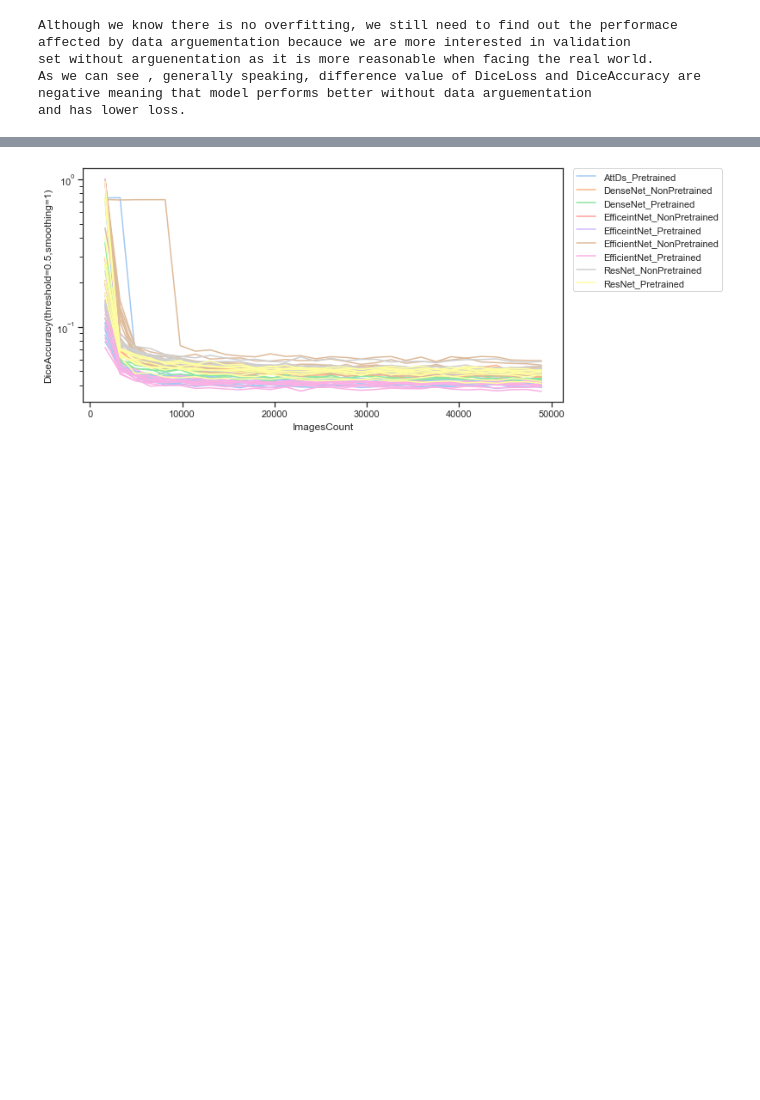
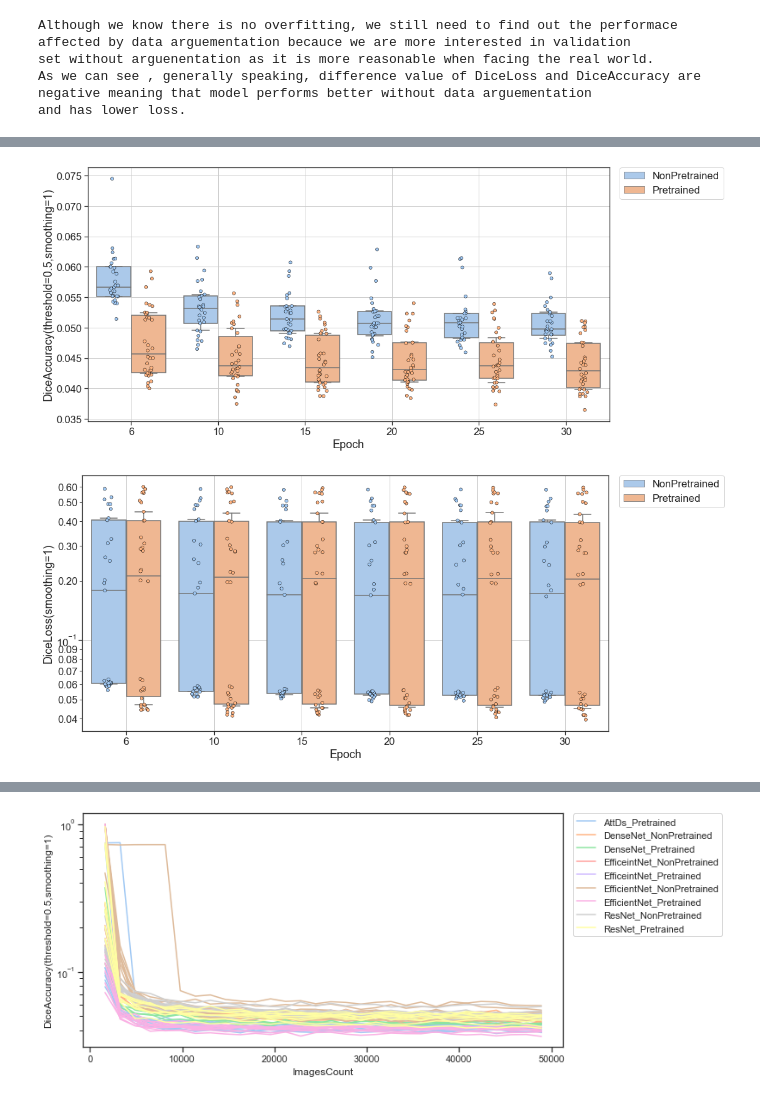
Before and after one commit to you-ming-hu/Cardiac_Catheterization_Project, a Jupyter notebook: pytorch/Results/Losses_and_Metrics/losses_and_metrics_analysis.ipynb, the cells around one changed output, grey strips where cells are left out. Cells and saved outputs as stored; diff of their text form; code cells hidden in the pictures; blank space fills up the shorter version.

```diff
--- a/pytorch/Results/Losses_and_Metrics/losses_and_metrics_analysis.ipynb
+++ b/pytorch/Results/Losses_and_Metrics/losses_and_metrics_analysis.ipynb
@@ -200,2 +197,20 @@ draw_box_plot(
+# %%
+draw_box_plot(
+    epoch_data.iloc[:,1:].query("Purpose=='validation'"),
+    [6]+list(range(10,31,5)),
+    'DiceAccuracy(threshold=0.5,smoothing=1)',
+    ['IsPretrained'],
+    '')
+
+draw_box_plot(
+    epoch_data.iloc[:,1:].query("Purpose=='validation'"),
+    [6]+list(range(10,31,5)),
+    'DiceLoss(smoothing=1)',
+    ['IsPretrained'],
+    '',
+    logy=True)
+# %% [output]
+[figure, added]
+[figure, added]
 # %%
 draw_box_plot(
```
Also changed, not shown: parts of 4 cells of this notebook.
